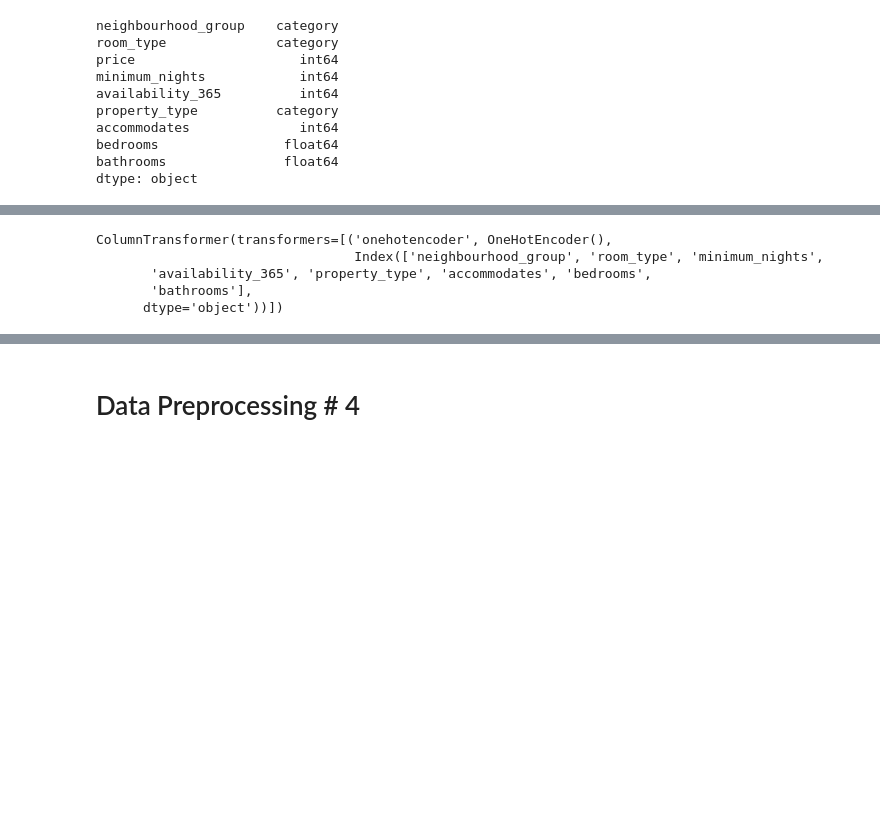
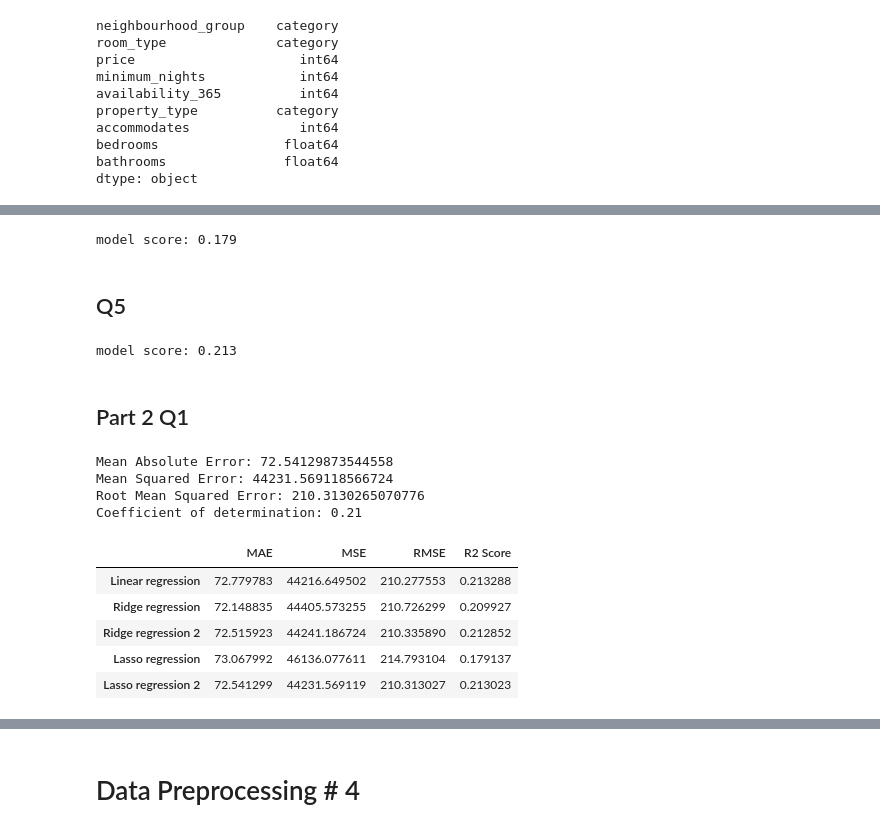
Before and after one commit to tanvir1985/MachineLearning-AMII, a Jupyter notebook: PA5_Team1_W23.ipynb, the cells around one changed output, grey strips where cells are left out. Drawn from its saved outputs; the diff is of its cells as text; code cells hidden in the pictures; blank space fills up the shorter version.

Commit message:
Tan model done

```diff
--- a/PA5_Team1_W23.ipynb
+++ b/PA5_Team1_W23.ipynb
@@ -384,7 +386,3 @@ features = df_regression[['neighbourhood_group', 'room_type', 'minimum_nights',
 label = df_regression['price']
 
 # features
-# %%
-label = np.array(label)
-label = pd.DataFrame(label, columns = ['price'])
-label
@@ -440,10 +476,68 @@ ValueError: ignored
+# %%
+clf = Pipeline(
+     steps=[("preprocessor", preprocessor), ("Regressor", Lasso())]
+ )
+
+clf.fit(X_train, y_train)
+print("model score: %.3f" % clf.score(X_test, y_test))
+yhat_test = clf.predict(X_test)
+
+MAE_Lasso_reg =  metrics.mean_absolute_error(y_test, yhat_test)
+MSE_Lasso_reg = metrics.mean_squared_error(y_test,yhat_test)
+RMS_Lasso_reg = np.sqrt(metrics.mean_squared_error(y_test, yhat_test))
+R2_Lasso_reg = r2_score (y_test,yhat_test)
+# %% [output]
+model score: 0.179
+# %% [markdown]
+## Q5
+# %%
+clf = Pipeline(
+     steps=[("preprocessor", preprocessor), ("Regressor", Lasso(alpha = 0.01))]
+ )
+
+clf.fit(X_train, y_train)
+
+print("model score: %.3f" % clf.score(X_test, y_test))
+
+yhat_test = clf.predict(X_test)
+yhat_test = clf.predict(X_test)
+
+MAE_Lasso_reg2 =  metrics.mean_absolute_error(y_test, yhat_test)
+MSE_Lasso_reg2 = metrics.mean_squared_error(y_test,yhat_test)
+RMS_Lasso_reg2 = np.sqrt(metrics.mean_squared_error(y_test, yhat_test))
+R2_Lasso_reg2 = r2_score (y_test,yhat_test)
+# %% [output]
+model score: 0.213
+# %% [markdown]
+## Part 2 Q1
+# %%
+from sklearn import metrics
+from sklearn.metrics import r2_score
+print('Mean Absolute Error:', metrics.mean_absolute_error(y_test, yhat_test))
+print('Mean Squared Error:',metrics.mean_squared_error(y_test,yhat_test))
+print('Root Mean Squared Error:',np.sqrt(metrics.mean_squared_error(y_test, yhat_test)))
+print('Coefficient of determination: %.2f' % r2_score (y_test,yhat_test))
+# %% [output]
+Mean Absolute Error: 72.54129873544558
+Mean Squared Error: 44231.569118566724
+Root Mean Squared Error: 210.3130265070776
+Coefficient of determination: 0.21
+# %%
+
+losses_list = [[MAE_Lin_reg, MSE_Lin_reg, RMS_Lin_reg, R2_Lin_reg],
+               [MAE_Ridge_reg, MSE_Ridge_reg, RMS_Ridge_reg, R2_Ridge_reg],
+               [MAE_Ridge_reg2, MSE_Ridge_reg2, RMS_Ridge_reg2, R2_Ridge_reg2],
+               [MAE_Lasso_reg, MSE_Lasso_reg, RMS_Lasso_reg, R2_Lasso_reg],
+               [MAE_Lasso_reg2, MSE_Lasso_reg2, RMS_Lasso_reg2, R2_Lasso_reg2]]
+row_names = ["Linear regression", "Ridge regression", "Ridge regression 2", "Lasso regression" , "Lasso regression 2"]
+column_names = ["MAE", "MSE", "RMSE", "R2 Score"]
+display(pd.DataFrame(losses_list, index=row_names, columns=column_names))
+# %% [output]
+|  | MAE | MSE | RMSE | R2 Score |
+| Linear regression | 72.779783 | 44216.649502 | 210.277553 | 0.213288 |
+| Ridge regression | 72.148835 | 44405.573255 | 210.726299 | 0.209927 |
+| Ridge regression 2 | 72.515923 | 44241.186724 | 210.335890 | 0.212852 |
+| Lasso regression | 73.067992 | 46136.077611 | 214.793104 | 0.179137 |
+| Lasso regression 2 | 72.541299 | 44231.569119 | 210.313027 | 0.213023 |
 # %%
 # X_preprocess = make_column_transformer([OneHotEncoder(), features.columns], remainder = 'drop')
-# %%
-X_preprocess
-# %% [output]
-ColumnTransformer(transformers=[('onehotencoder', OneHotEncoder(),
-                                 Index(['neighbourhood_group', 'room_type', 'minimum_nights',
-       'availability_365', 'property_type', 'accommodates', 'bedrooms',
-       'bathrooms'],
-      dtype='object'))])
```
Also changed, not shown: parts of 31 cells of this notebook.
